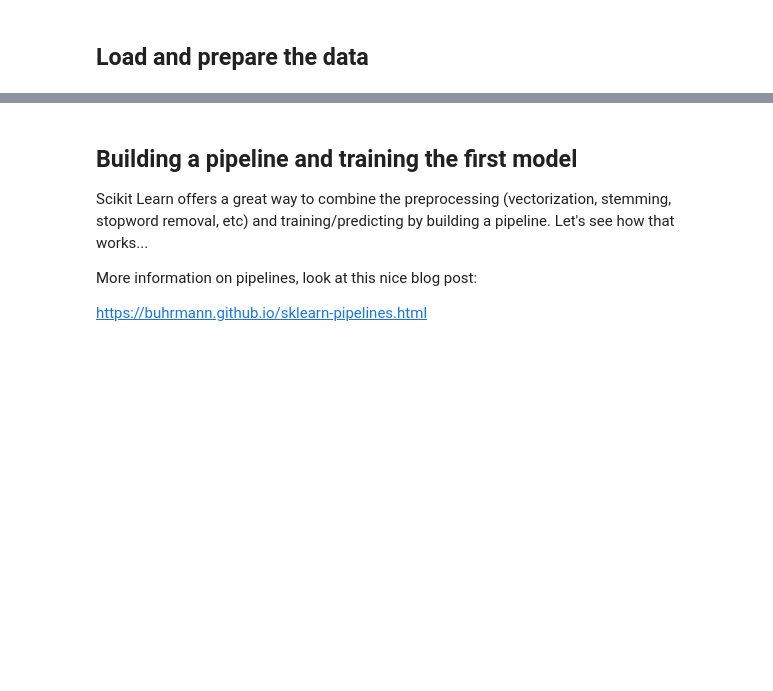
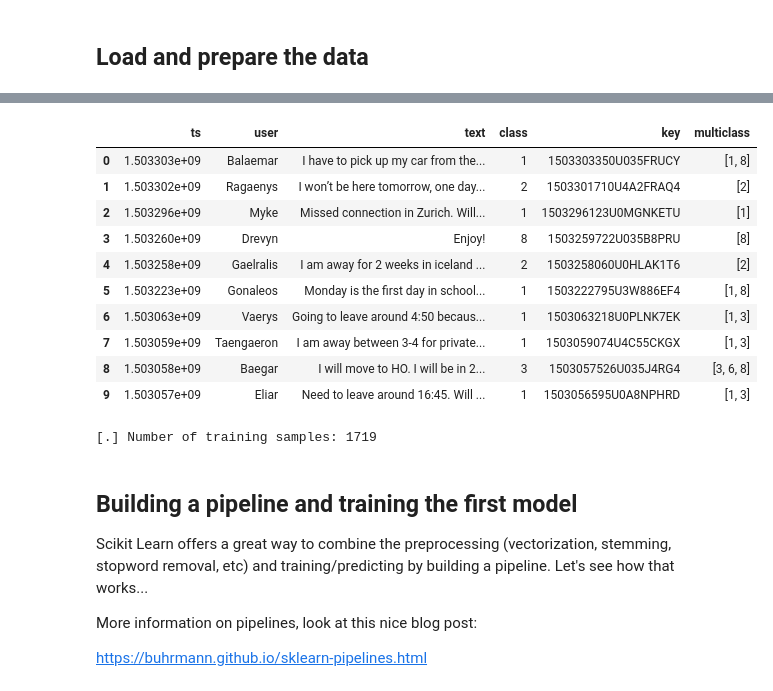
Before and after one commit to learning-stack/Colab-ML-Playbook, a Jupyter notebook: NLP/Automatic tagging of short texts/Short_Message_Classifier_Single_Label.ipynb, the cells around one changed output, grey strips where cells are left out. Saved outputs shown, nothing was run; the diff lists cells and outputs as text; code cells hidden in the pictures; blank space fills up the shorter version.

```diff
--- a/NLP/Automatic tagging of short texts/Short_Message_Classifier_Single_Label.ipynb
+++ b/NLP/Automatic tagging of short texts/Short_Message_Classifier_Single_Label.ipynb
@@ -231,6 +318,18 @@ print(stemmed(doc11))
 # %%
-df_cls_messages = pd.read_pickle('data/messages-cls.pkl')
+df_cls_messages = pd.read_pickle('messages-cls-mc.pkl?raw=true')
 df_cls_messages.head(10)
+# %% [output]
+|  | ts | user | text | class | key | multiclass |
+| 0 | 1.503303e+09 | Balaemar | I have to pick up my car from the... | 1 | 1503303350U035FRUCY | [1, 8] |
+| 1 | 1.503302e+09 | Ragaenys | I won’t be here tomorrow, one day... | 2 | 1503301710U4A2FRAQ4 | [2] |
+| 2 | 1.503296e+09 | Myke | Missed connection in Zurich. Will... | 1 | 1503296123U0MGNKETU | [1] |
+| 3 | 1.503260e+09 | Drevyn | Enjoy! | 8 | 1503259722U035B8PRU | [8] |
+| 4 | 1.503258e+09 | Gaelralis | I am away for 2 weeks in iceland ... | 2 | 1503258060U0HLAK1T6 | [2] |
+| 5 | 1.503223e+09 | Gonaleos | Monday is the first day in school... | 1 | 1503222795U3W886EF4 | [1, 8] |
+| 6 | 1.503063e+09 | Vaerys | Going to leave around 4:50 becaus... | 1 | 1503063218U0PLNK7EK | [1, 3] |
+| 7 | 1.503059e+09 | Taengaeron | I am away between 3-4 for private... | 1 | 1503059074U4C55CKGX | [1, 3] |
+| 8 | 1.503058e+09 | Baegar | I will move to HO. I will be in 2... | 3 | 1503057526U035J4RG4 | [3, 6, 8] |
+| 9 | 1.503057e+09 | Eliar | Need to leave around 16:45. Will ... | 1 | 1503056595U0A8NPHRD | [1, 3] |
 # %%
 # Remove all rows which have no annotation
 samples = df_cls_messages.dropna()
@@ -242,6 +341,8 @@ X = samples['text']
 y = samples['class']
 
 print('[.] Number of training samples: {}'.format(len(X)))
+# %% [output]
+[.] Number of training samples: 1719
 # %%
 X_train, X_test, y_train, y_test = train_test_split(X, y, test_size=0.20, random_state=1)
 # %% [markdown]
```
Also changed, not shown: parts of 30 cells of this notebook.
